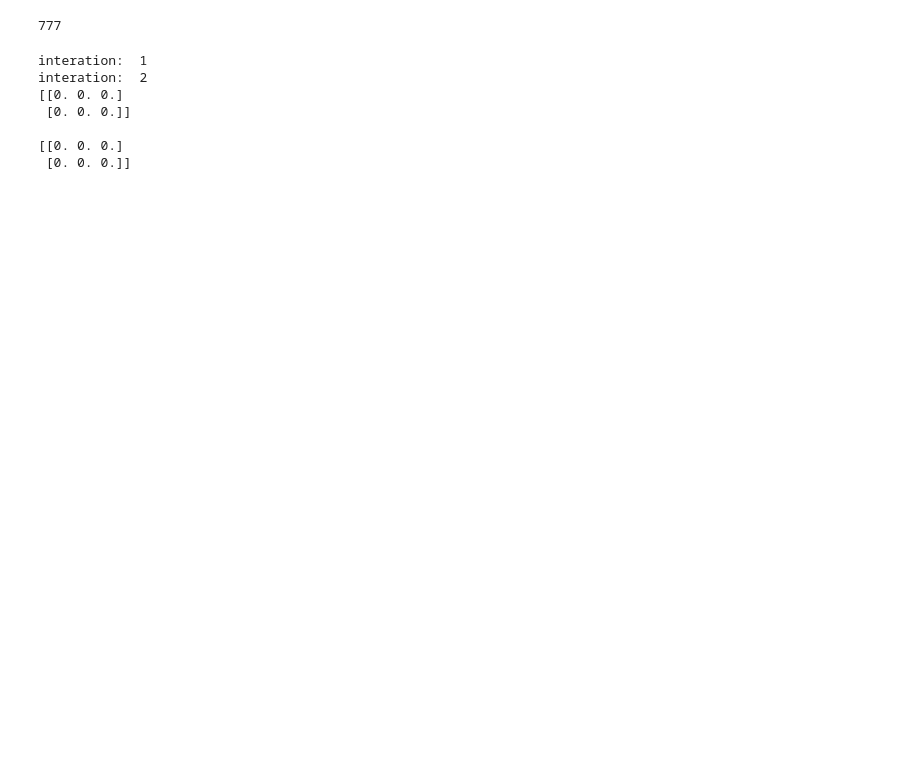
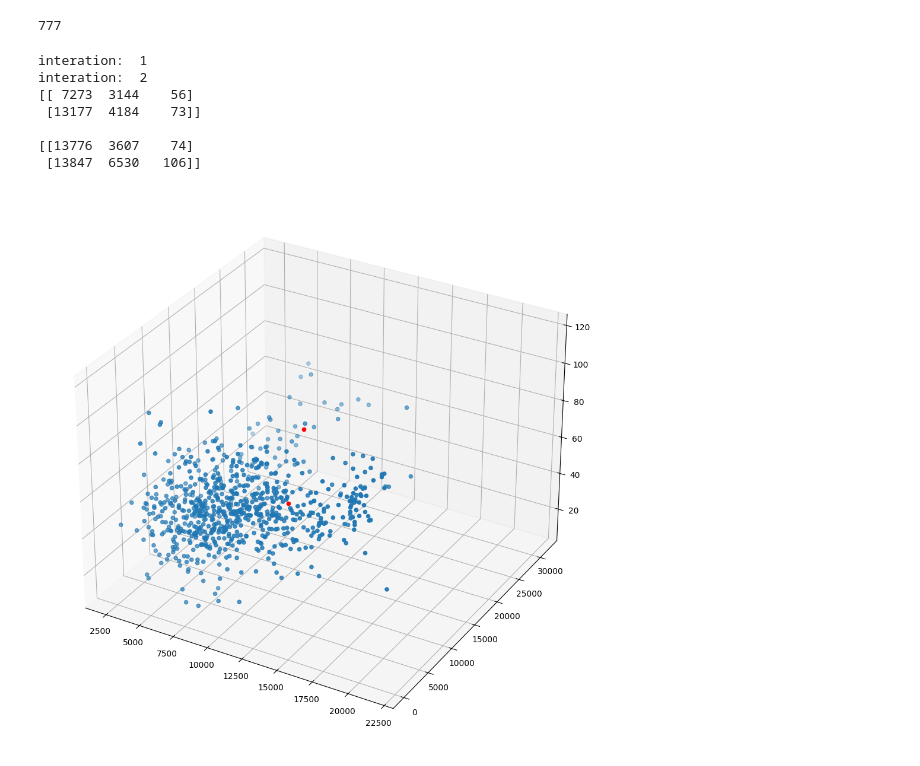
Before and after one commit to aaryangpatel/USCollegesKMeansClustering, a Jupyter notebook: KMeansClustering.ipynb, the cells around one changed output. Cells and saved outputs as stored; diff of their text form; code cells hidden in the pictures; blank space fills up the shorter version.

Commit message:
Fixed algorithm errors and created 3d plot

```diff
--- a/KMeansClustering.ipynb
+++ b/KMeansClustering.ipynb
@@ -18,7 +23,7 @@ def standardize(data: np.array) -> np.array:
 data = df[['Outstate', 'F.Undergrad', 'Grad.Rate']]
 data = data.to_numpy()
 
-data = standardize(data)
+#data = standardize(data)
 
 data.shape[0]
 # %% [output]
@@ -56,15 +61,16 @@ def get_centroids(data, labels, k):
     centroids = np.array([data[random.randint(0, data.shape[0] - 1)] for i in range(k)])
 
     for c in range(0, k):
-        centroid_prod = np.empty(centroids.shape[1])
-        #centroid_sum = np.empty(centroids.shape[1])
+        #centroid_prod = np.empty(centroids.shape[1])
+        centroid_sum = np.empty(centroids.shape[1])
+        centroid_cnt = 0
         for i in range(labels.shape[0]):
             if labels[i] == c:
-                #centroid_sum = centroid_sum + data[i]
-                centroid_prod = centroid_prod * data[i]
-
-        #centroids[c] = centroid_sum / centroids.shape[1]
-        centroids[c] = np.power(centroid_prod, 1/centroid_prod.shape[0])
+                centroid_cnt += 1
+                centroid_sum += data[i]
+                #centroid_prod = centroid_prod * data[i]
+        centroids[c] = centroid_sum / centroid_cnt
+        #centroids[c] = np.power(centroid_prod, 1/centroid_prod.shape[0])
 
     return centroids
 # %%
@@ -75,7 +81,7 @@ def k_means(data, k):
     #error: possible same randoms
     oldCentroids = np.array([data[random.randint(0, data.shape[0] - 1)] for i in range(k)])
     inter = 0
-    while not is_terminated(oldCentroids, centroids) and inter < 1000:
+    while not is_terminated(oldCentroids, centroids) and inter < 2:
         inter += 1
         oldCentroids = centroids
         labels = get_labels(data, centroids)
@@ -91,12 +97,24 @@ def k_means(data, k):
     #print(centroids)
     return centroids
 # %%
-print(k_means(data, 2))
+centroids = k_means(data, 2)
+print(centroids)
 # %% [output]
 interation:  1
 interation:  2
-[[0. 0. 0.]
- [0. 0. 0.]]
+[[ 7273  3144    56]
+ [13177  4184    73]]
 
-[[0. 0. 0.]
- [0. 0. 0.]]
+[[13776  3607    74]
+ [13847  6530   106]]
+# %%
+fig = plt.figure(figsize=(12, 12))
+ax = fig.add_subplot(projection='3d')
+
+ax.scatter(df.loc[:, 'Outstate'], df.loc[:, 'F.Undergrad'], df.loc[:, 'Grad.Rate'])
+for i in range(centroids.shape[0]):
+    ax.scatter(centroids[i][0], centroids[i][1], centroids[i][2], color='red')
+
+plt.show()
+# %% [output]
+[figure, added]
```
Also changed, not shown: parts of 1 cell of this notebook.
